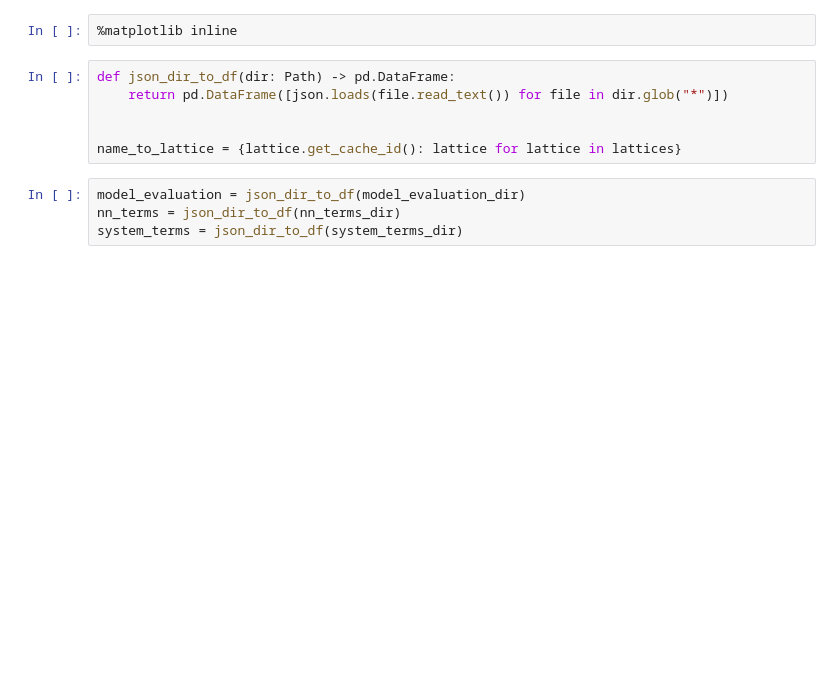
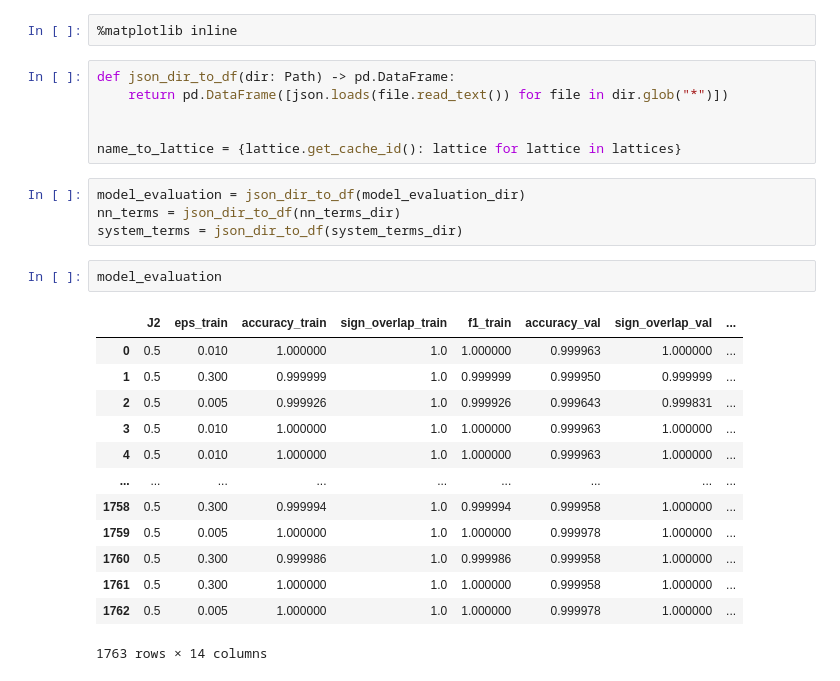
Before and after one commit to ischurov/frustrations-eda, a Jupyter notebook: multi_nn_2023_03_13.ipynb, the cells around one changed output. Cells and saved outputs as stored; diff of their text form; blank space fills up the shorter version.

```diff
--- a/multi_nn_2023_03_13.ipynb
+++ b/multi_nn_2023_03_13.ipynb
@@ -53,6 +53,22 @@ name_to_lattice = {lattice.get_cache_id(): lattice for lattice in lattices}
 model_evaluation = json_dir_to_df(model_evaluation_dir)
 nn_terms = json_dir_to_df(nn_terms_dir)
 system_terms = json_dir_to_df(system_terms_dir)
+# %%
+model_evaluation
+# %% [output]
+|  | J2 | eps_train | accuracy_train | sign_overlap_train | f1_train | accuracy_val | sign_overlap_val | ... |
+| 0 | 0.5 | 0.010 | 1.000000 | 1.0 | 1.000000 | 0.999963 | 1.000000 | ... |
+| 1 | 0.5 | 0.300 | 0.999999 | 1.0 | 0.999999 | 0.999950 | 0.999999 | ... |
+| 2 | 0.5 | 0.005 | 0.999926 | 1.0 | 0.999926 | 0.999643 | 0.999831 | ... |
+| 3 | 0.5 | 0.010 | 1.000000 | 1.0 | 1.000000 | 0.999963 | 1.000000 | ... |
+| 4 | 0.5 | 0.010 | 1.000000 | 1.0 | 1.000000 | 0.999963 | 1.000000 | ... |
+| ... | ... | ... | ... | ... | ... | ... | ... | ... |
+| 1758 | 0.5 | 0.300 | 0.999994 | 1.0 | 0.999994 | 0.999958 | 1.000000 | ... |
+| 1759 | 0.5 | 0.005 | 1.000000 | 1.0 | 1.000000 | 0.999978 | 1.000000 | ... |
+| 1760 | 0.5 | 0.300 | 0.999986 | 1.0 | 0.999986 | 0.999958 | 1.000000 | ... |
+| 1761 | 0.5 | 0.300 | 1.000000 | 1.0 | 1.000000 | 0.999958 | 1.000000 | ... |
+| 1762 | 0.5 | 0.005 | 1.000000 | 1.0 | 1.000000 | 0.999978 | 1.000000 | ... |
+1763 rows × 14 columns
 # %%
 sns.relplot(
     model_evaluation.drop(["path", "signal_kind", "train_size"], axis=1)
```
Also changed, not shown: parts of 13 cells of this notebook, 13 other files.
